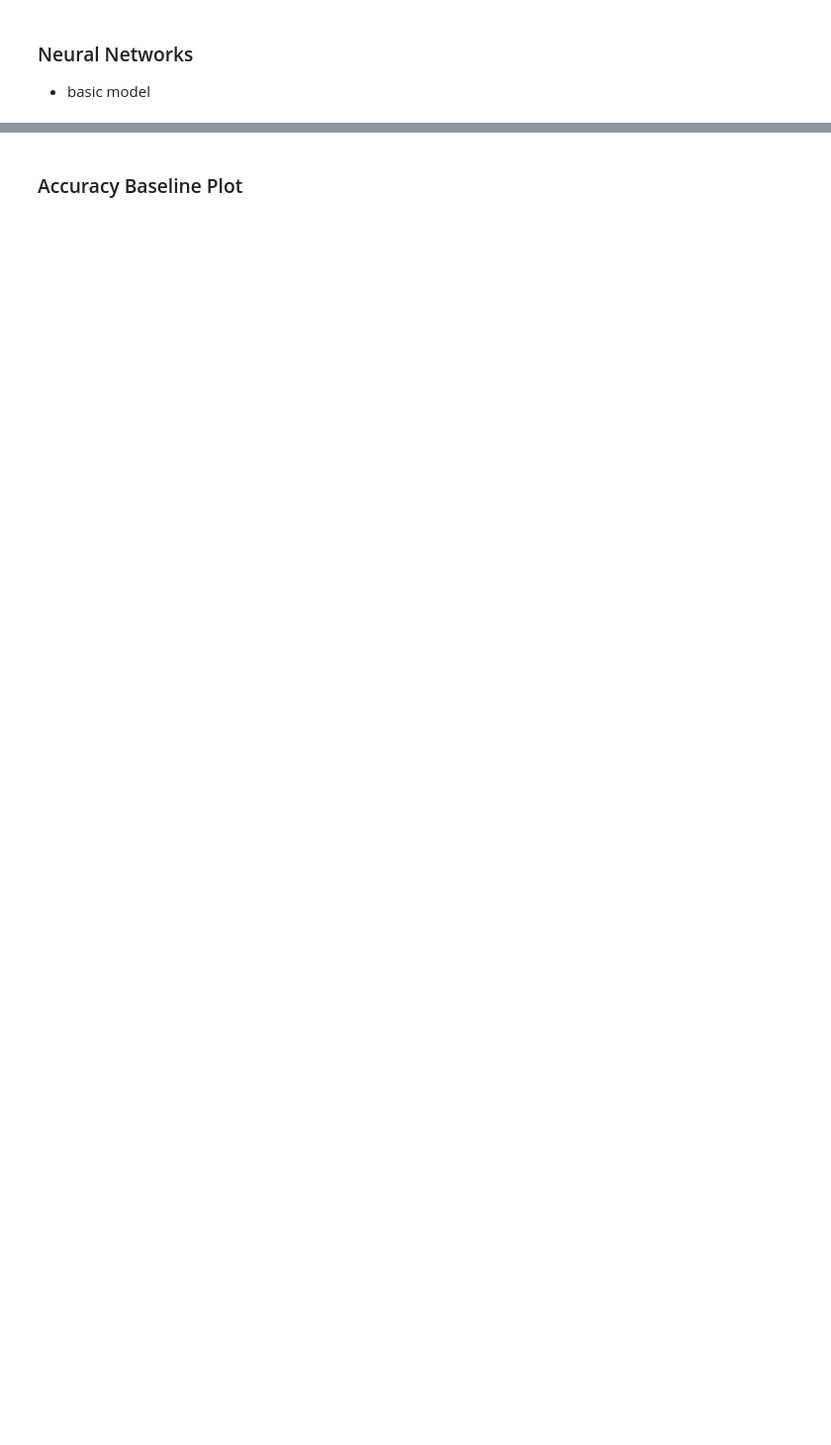
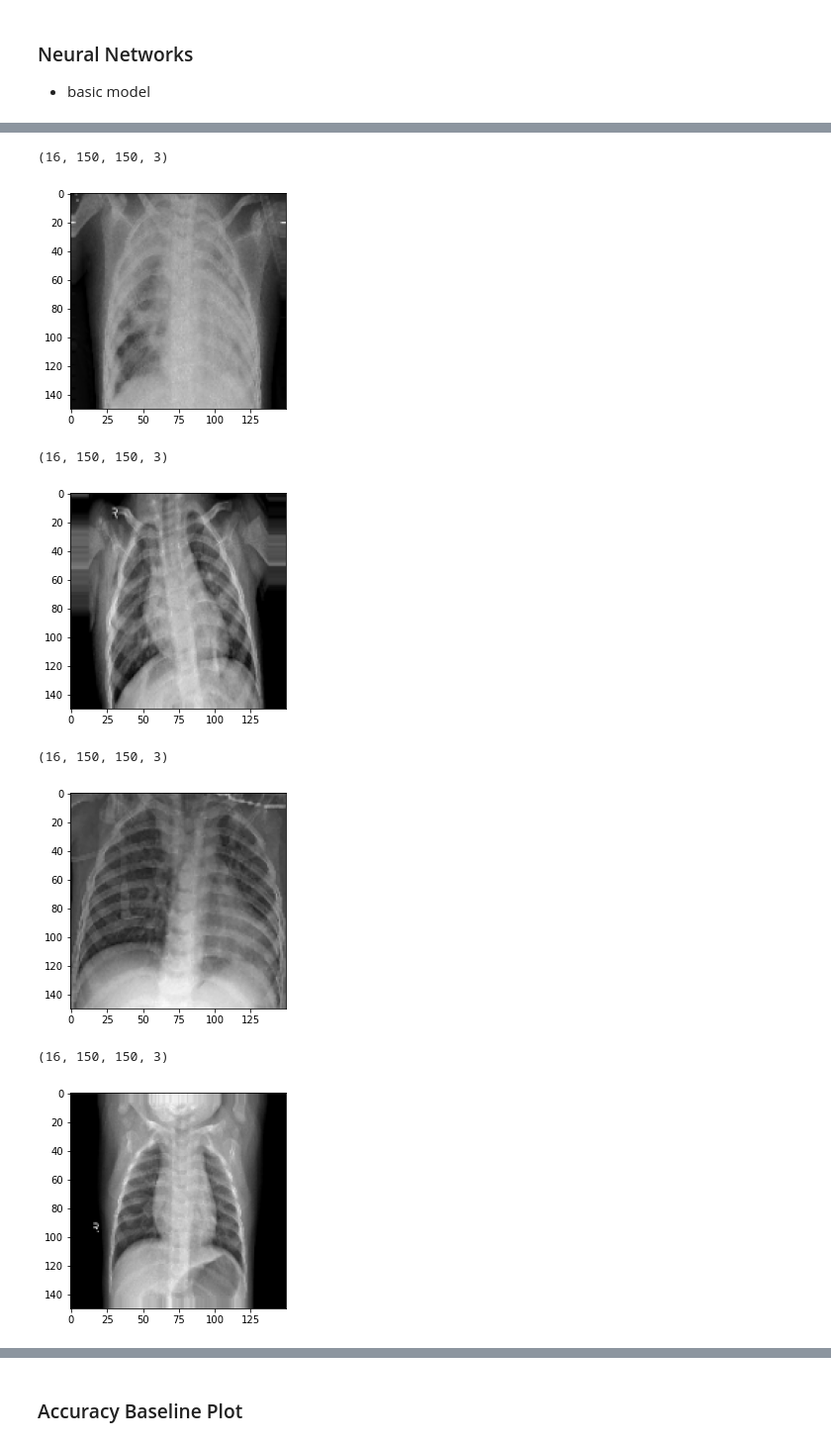
Before and after one commit to Teetee-lab/X-Ray_Image_Project, a Jupyter notebook: notebooks/Tony/Project Baseline Model.ipynb, the cells around one changed output, grey strips where cells are left out. Shown at 99% size. Cells and saved outputs as stored; diff of their text form; code cells hidden in the pictures; blank space fills up the shorter version.

```diff
--- a/notebooks/Tony/Project Baseline Model.ipynb
+++ b/notebooks/Tony/Project Baseline Model.ipynb
@@ -38 +44,16 @@ Found 16 images belonging to 2 classes.
 Found 624 images belonging to 2 classes.
+# %%
+for _ in range(5):
+    img, label = training_set.next()
+    print(img.shape)   #  (32,150,150,3)
+    plt.imshow(img[0])
+    plt.show()
+# %% [output]
+(16, 150, 150, 3)
+[figure, added]
+(16, 150, 150, 3)
+[figure, added]
+(16, 150, 150, 3)
+[figure, added]
+(16, 150, 150, 3)
+[figure, added]
```
Also changed, not shown: parts of 35 cells of this notebook, 2 other files.
